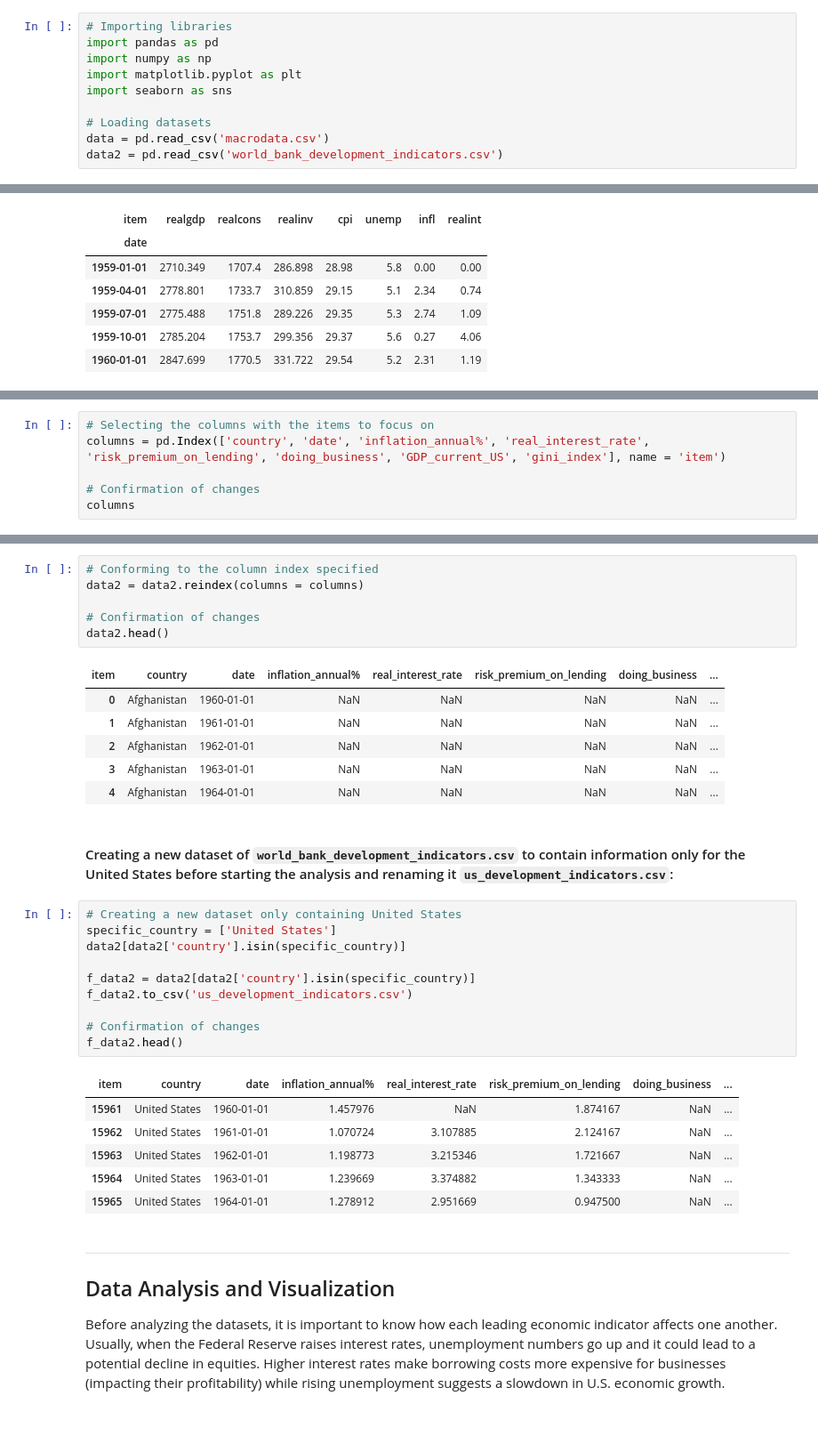
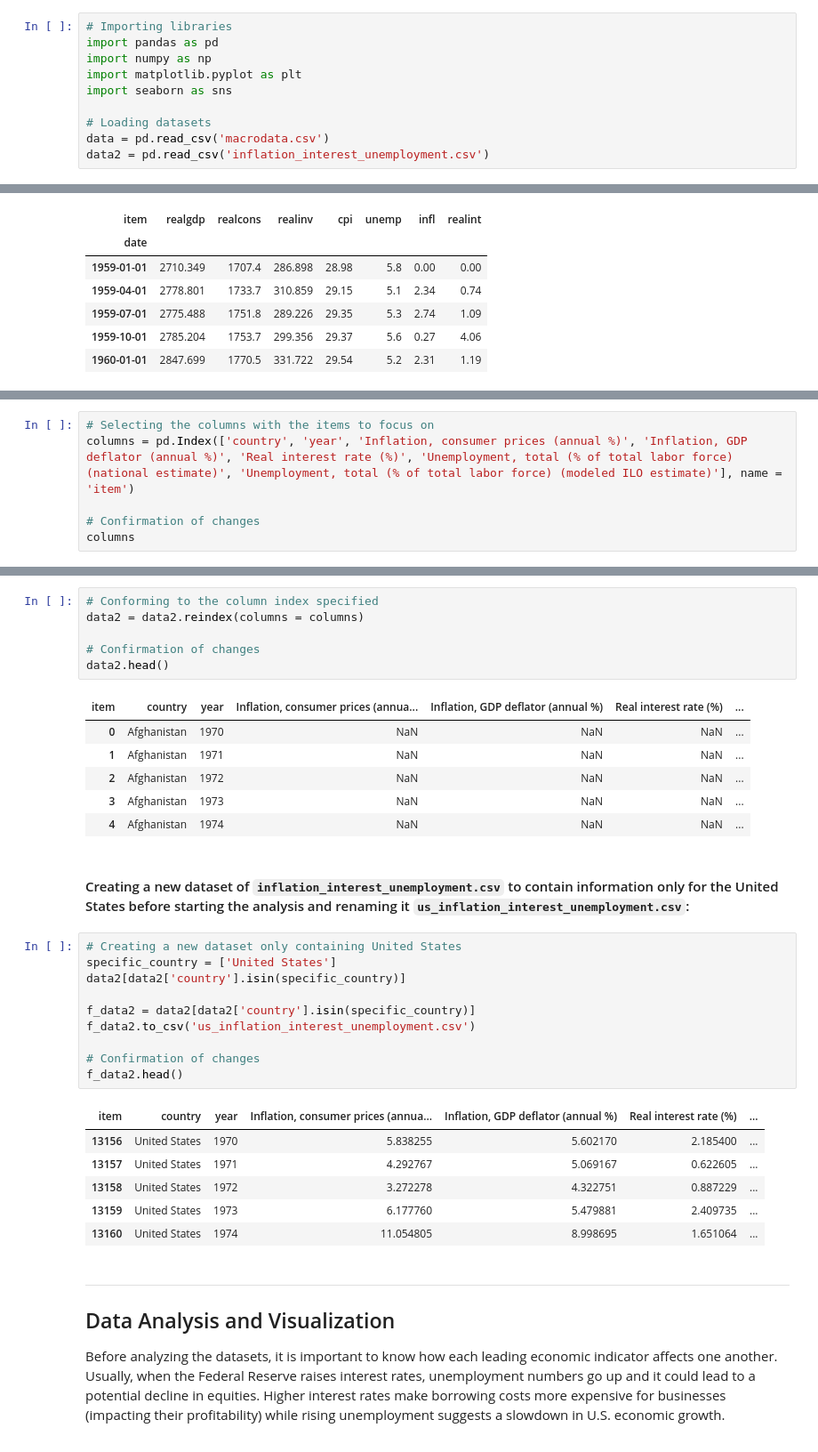
Before and after one commit to tylerchg/Personal-Project, a Jupyter notebook: Project 1/Codes for Project 1.ipynb, the cells around one changed output, grey strips where cells are left out. Shown at 89% size. Saved outputs shown, nothing was run; the diff lists cells and outputs as text.

```diff
--- a/Project 1/Codes for Project 1.ipynb
+++ b/Project 1/Codes for Project 1.ipynb
@@ -95,7 +93,7 @@ import seaborn as sns
 
 # Loading datasets
 data = pd.read_csv('macrodata.csv')
-data2 = pd.read_csv('world_bank_development_indicators.csv')
+data2 = pd.read_csv('inflation_interest_unemployment.csv')
 # %% [markdown]
 Reviewing datasets using `.head()`.
 # %%
@@ -282,6 +279,6 @@ data.head()
 # %%
 # Selecting the columns with the items to focus on
-columns = pd.Index(['country', 'date', 'inflation_annual%', 'real_interest_rate', 'risk_premium_on_lending', 'doing_business', 'GDP_current_US', 'gini_index'], name = 'item')
+columns = pd.Index(['country', 'year', 'Inflation, consumer prices (annual %)', 'Inflation, GDP deflator (annual %)', 'Real interest rate (%)', 'Unemployment, total (% of total labor force) (national estimate)', 'Unemployment, total (% of total labor force) (modeled ILO estimate)'], name = 'item')
 
 # Confirmation of changes
 columns
@@ -297,31 +295,31 @@ data2 = data2.reindex(columns = columns)
 # Confirmation of changes
 data2.head()
 # %% [output]
-| item | country | date | inflation_annual% | real_interest_rate | risk_premium_on_lending | doing_business | ... |
-| 0 | Afghanistan | 1960-01-01 | NaN | NaN | NaN | NaN | ... |
-| 1 | Afghanistan | 1961-01-01 | NaN | NaN | NaN | NaN | ... |
-| 2 | Afghanistan | 1962-01-01 | NaN | NaN | NaN | NaN | ... |
-| 3 | Afghanistan | 1963-01-01 | NaN | NaN | NaN | NaN | ... |
-| 4 | Afghanistan | 1964-01-01 | NaN | NaN | NaN | NaN | ... |
+| item | country | year | Inflation, consumer prices (annua... | Inflation, GDP deflator (annual %) | Real interest rate (%) | ... |
+| 0 | Afghanistan | 1970 | NaN | NaN | NaN | ... |
+| 1 | Afghanistan | 1971 | NaN | NaN | NaN | ... |
+| 2 | Afghanistan | 1972 | NaN | NaN | NaN | ... |
+| 3 | Afghanistan | 1973 | NaN | NaN | NaN | ... |
+| 4 | Afghanistan | 1974 | NaN | NaN | NaN | ... |
 # %% [markdown]
-#### Creating a new dataset of `world_bank_development_indicators.csv` to contain information only for the United States before starting the analysis and renaming it `us_development_indicators.csv`:
+#### Creating a new dataset of `inflation_interest_unemployment.csv` to contain information only for the United States before starting the analysis and renaming it `us_inflation_interest_unemployment.csv`:
 # %%
 # Creating a new dataset only containing United States
 specific_country = ['United States']
 data2[data2['country'].isin(specific_country)]
 
 f_data2 = data2[data2['country'].isin(specific_country)]
-f_data2.to_csv('us_development_indicators.csv')
+f_data2.to_csv('us_inflation_interest_unemployment.csv')
 
 # Confirmation of changes
 f_data2.head()
 # %% [output]
-| item | country | date | inflation_annual% | real_interest_rate | risk_premium_on_lending | doing_business | ... |
-| 15961 | United States | 1960-01-01 | 1.457976 | NaN | 1.874167 | NaN | ... |
-| 15962 | United States | 1961-01-01 | 1.070724 | 3.107885 | 2.124167 | NaN | ... |
-| 15963 | United States | 1962-01-01 | 1.198773 | 3.215346 | 1.721667 | NaN | ... |
-| 15964 | United States | 1963-01-01 | 1.239669 | 3.374882 | 1.343333 | NaN | ... |
-| 15965 | United States | 1964-01-01 | 1.278912 | 2.951669 | 0.947500 | NaN | ... |
+| item | country | year | Inflation, consumer prices (annua... | Inflation, GDP deflator (annual %) | Real interest rate (%) | ... |
+| 13156 | United States | 1970 | 5.838255 | 5.602170 | 2.185400 | ... |
+| 13157 | United States | 1971 | 4.292767 | 5.069167 | 0.622605 | ... |
+| 13158 | United States | 1972 | 3.272278 | 4.322751 | 0.887229 | ... |
+| 13159 | United States | 1973 | 6.177760 | 5.479881 | 2.409735 | ... |
+| 13160 | United States | 1974 | 11.054805 | 8.998695 | 1.651064 | ... |
 # %% [markdown]
 ---
 
```
Also changed, not shown: parts of 17 cells of this notebook, 2 other files.
